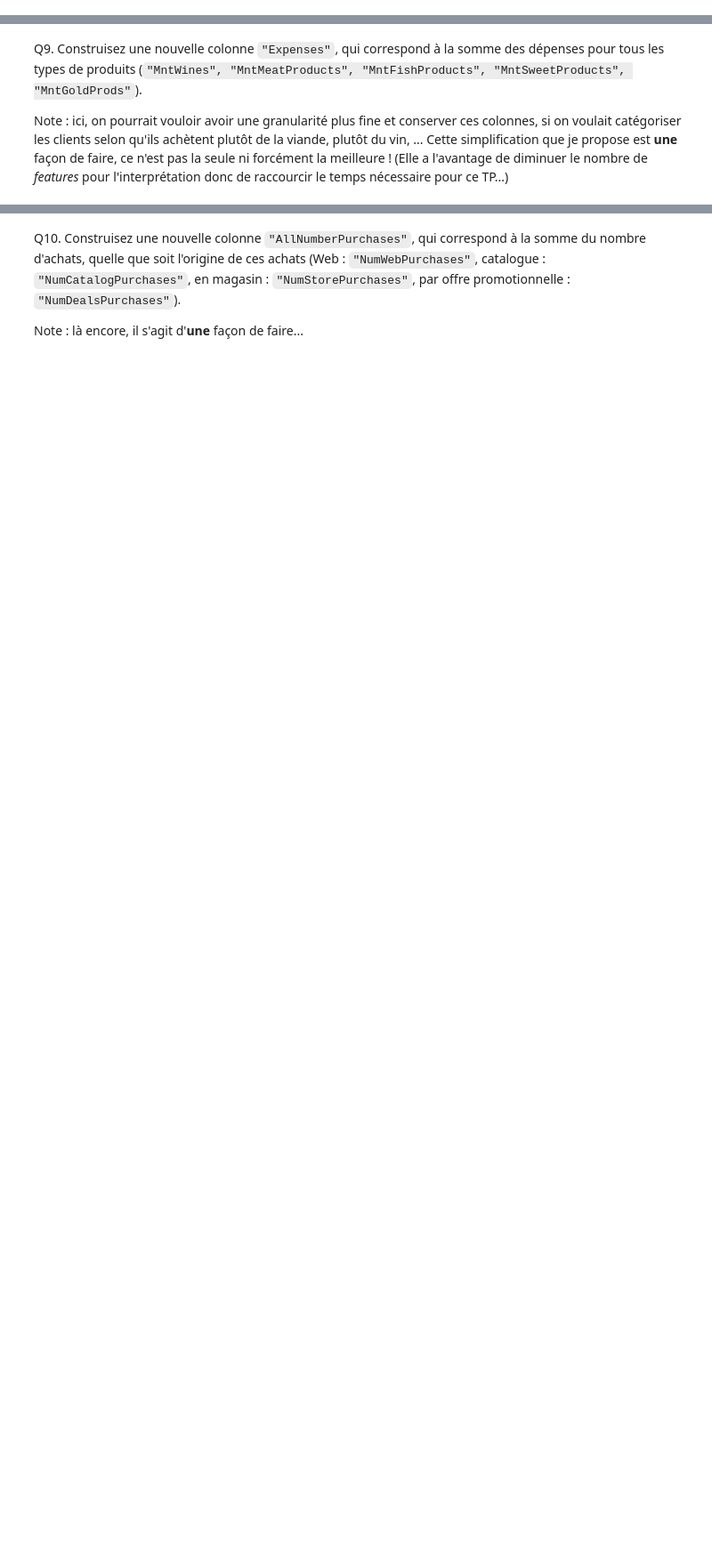
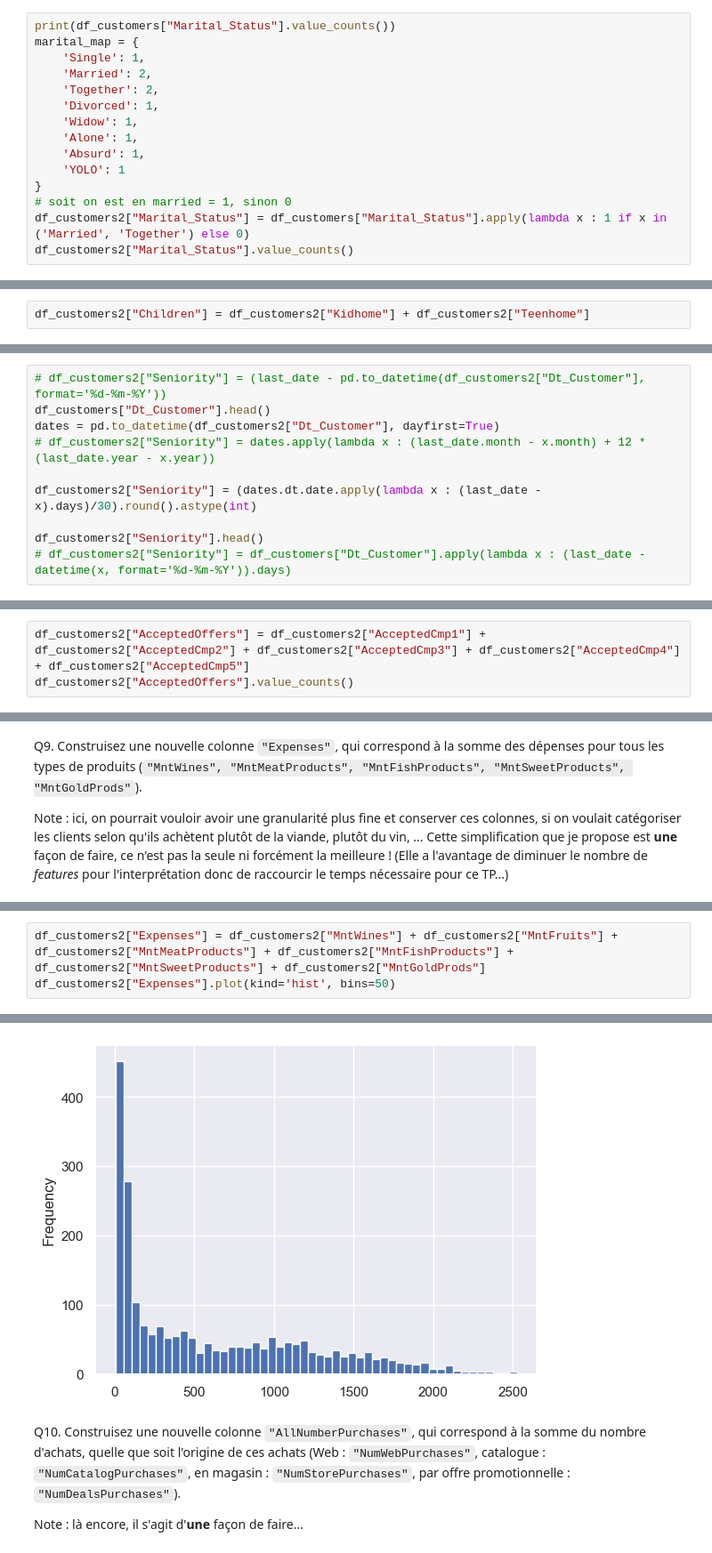
Before and after one commit to jo-pouradier/machine-learning-cpe, a Jupyter notebook: tp3.ipynb, the cells around one changed output, grey strips where cells are left out. Shown: that part at 89% size. Drawn from its saved outputs; the diff is of its cells as text; blank space fills up the shorter version.

```diff
--- a/tp3.ipynb
+++ b/tp3.ipynb
@@ -92,0 +179,15 @@ Il existe des données rares et qui risquent de faire chuter la performance, vou
+# %%
+print(df_customers["Marital_Status"].value_counts())
+marital_map = {
+    'Single': 1,
+    'Married': 2,
+    'Together': 2,
+    'Divorced': 1,
+    'Widow': 1,
+    'Alone': 1,
+    'Absurd': 1,
+    'YOLO': 1
+}
+# soit on est en married = 1, sinon 0
+df_customers2["Marital_Status"] = df_customers["Marital_Status"].apply(lambda x : 1 if x in ('Married', 'Together') else 0)
+df_customers2["Marital_Status"].value_counts()
@@ -97,3 +211,5 @@ Q6. Construisez une nouvelle colonne `"Children"` qui correspond à la somme des
+# %%
+df_customers2["Children"] = df_customers2["Kidhome"] + df_customers2["Teenhome"]
 # %% [markdown]
 Q7. Construisez une nouvelle colonne `"Seniority"` qui correspond au nombre de mois écoulés depuis l'inscription du client (`"Dt_Customer"`).
 
@@ -119,0 +234,10 @@ last_date = date(2014, 12, 31)
+# %%
+# df_customers2["Seniority"] = (last_date - pd.to_datetime(df_customers2["Dt_Customer"], format='%d-%m-%Y'))
+df_customers["Dt_Customer"].head()
+dates = pd.to_datetime(df_customers2["Dt_Customer"], dayfirst=True)
+# df_customers2["Seniority"] = dates.apply(lambda x : (last_date.month - x.month) + 12 * (last_date.year - x.year))
+
+df_customers2["Seniority"] = (dates.dt.date.apply(lambda x : (last_date - x).days)/30).round().astype(int)
+
+df_customers2["Seniority"].head()
+# df_customers2["Seniority"] = df_customers["Dt_Customer"].apply(lambda x : (last_date - datetime(x, format='%d-%m-%Y')).days)
@@ -123,0 +253,3 @@ Q8. Construisez la colonne `"AcceptedOffers"`, qui correspond à la somme des of
+# %%
+df_customers2["AcceptedOffers"] = df_customers2["AcceptedCmp1"] + df_customers2["AcceptedCmp2"] + df_customers2["AcceptedCmp3"] + df_customers2["AcceptedCmp4"] + df_customers2["AcceptedCmp5"]
+df_customers2["AcceptedOffers"].value_counts()
@@ -129,0 +268,4 @@ Note : ici, on pourrait vouloir avoir une granularité plus fine et conserver ce
+# %%
+df_customers2["Expenses"] = df_customers2["MntWines"] + df_customers2["MntFruits"] + df_customers2["MntMeatProducts"] + df_customers2["MntFishProducts"] + df_customers2["MntSweetProducts"] + df_customers2["MntGoldProds"]
+df_customers2["Expenses"].plot(kind='hist', bins=50)
+# %% [output]
@@ -130,3 +273,4 @@ Note : ici, on pourrait vouloir avoir une granularité plus fine et conserver ce
+[figure, added]
 # %% [markdown]
 Q10. Construisez une nouvelle colonne `"AllNumberPurchases"`, qui correspond à la somme du nombre d'achats, quelle que soit l'origine de ces achats (Web : `"NumWebPurchases"`, catalogue : `"NumCatalogPurchases"`, en magasin : `"NumStorePurchases"`, par offre promotionnelle : `"NumDealsPurchases"`).
 
```
Also changed, not shown: parts of 52 cells of this notebook, 1 other file.
